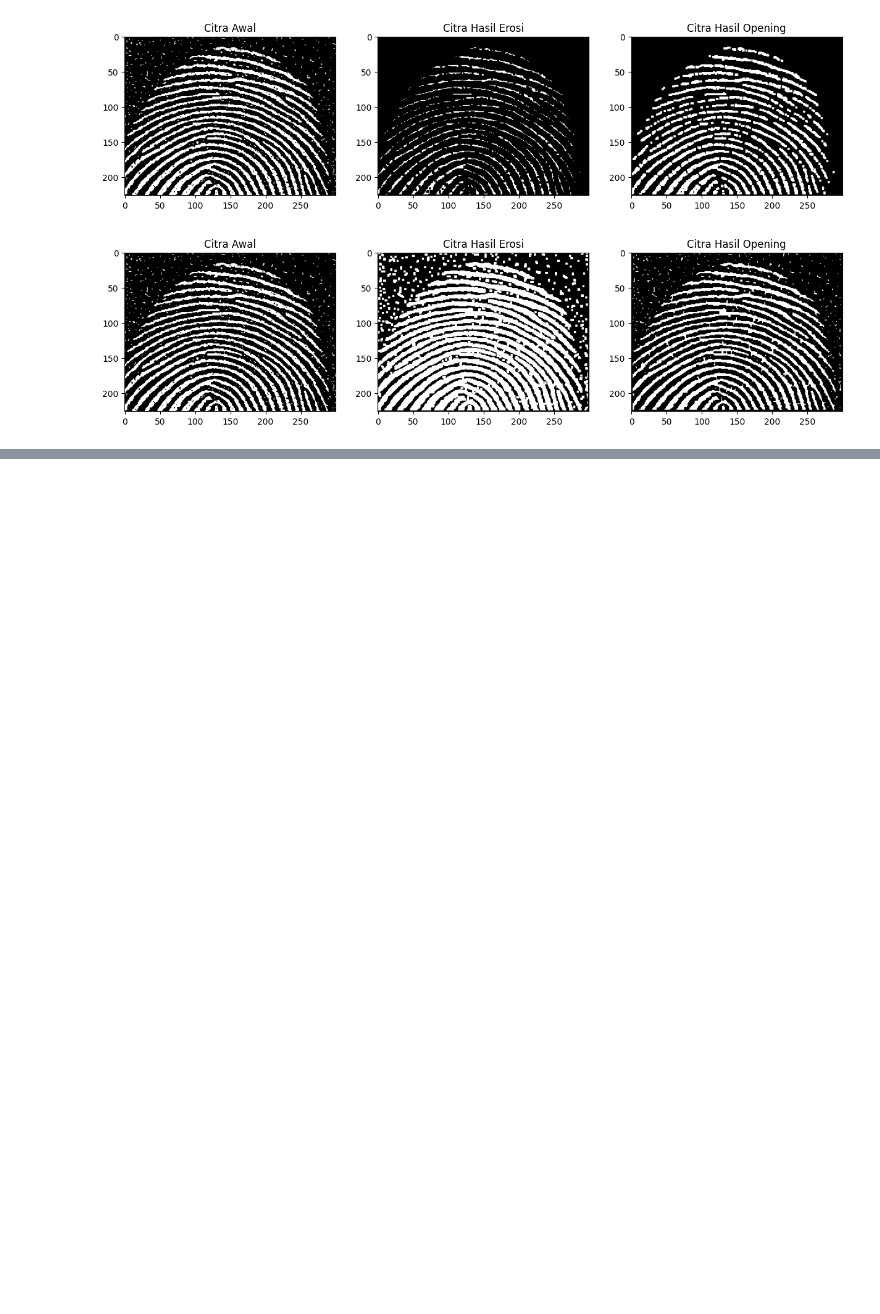
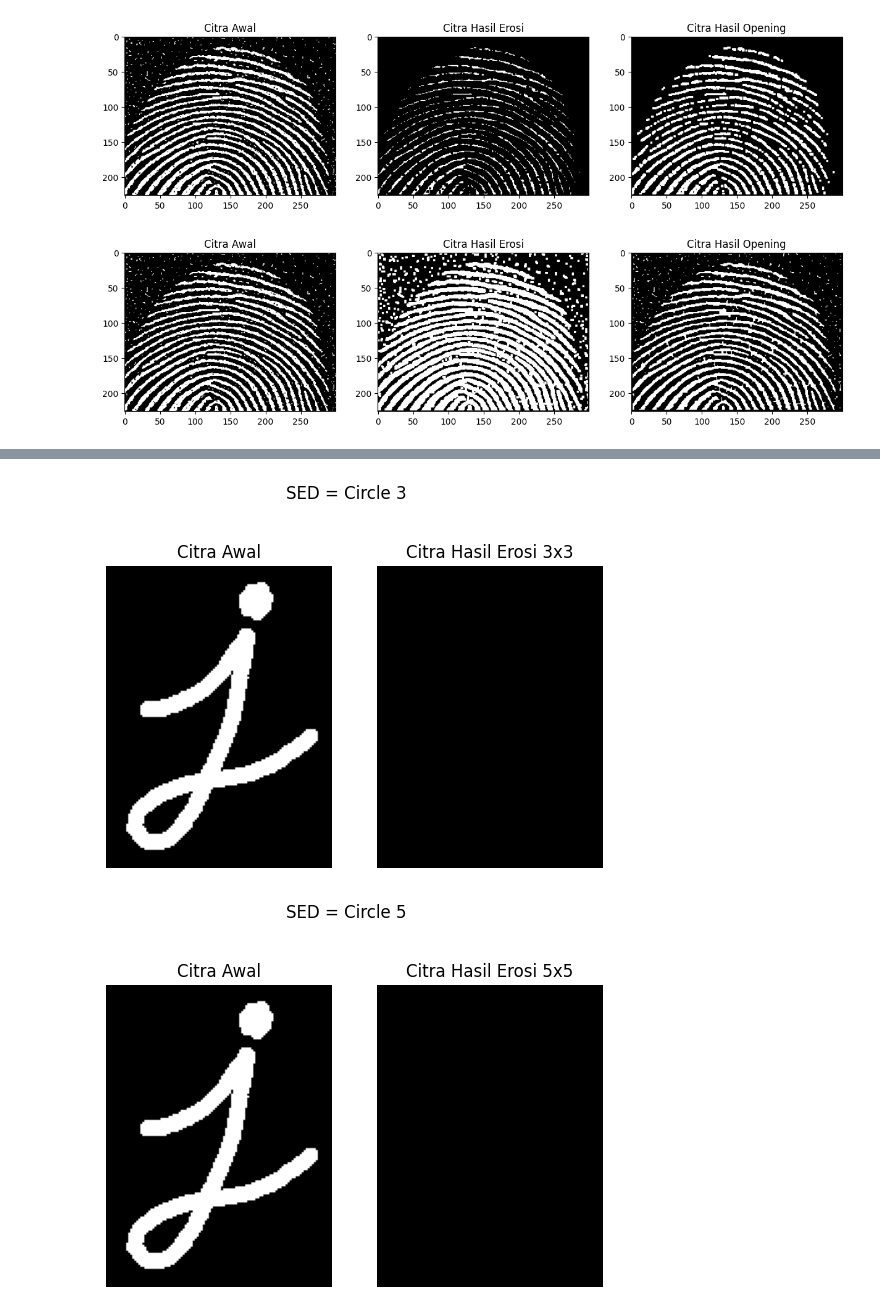
Before and after one commit to akfalah/03_AhmadKhoirulFalah, a Jupyter notebook: Week9.ipynb, the cells around one changed output, grey strips where cells are left out. Saved outputs shown, nothing was run; the diff lists cells and outputs as text; code cells hidden in the pictures; blank space fills up the shorter version.

```diff
--- a/Week9.ipynb
+++ b/Week9.ipynb
@@ -264,0 +326,66 @@ plt.show()
+# %%
+# @title implentasi circular 3x3 & 5x5
+
+def se_circular(size):
+    # membuat array nol berukuran size x size
+    se = np.zeros((size, size), dtype=np.uint8)
+
+    # Menghitung jari-jari
+    radius = size // 2
+
+    for y in range(size):
+        for x in range(size):
+            # Menghitung jarak dari pusat
+            center = np.sqrt((x - radius) ** 2 + (y - radius) ** 2)
+
+            # Jika jarak kurang dari atau sama dengan radius, set nilai menjadi 1
+            if center <= radius:
+                se[y, x] = 1
+
+    return se
+
+image = cv.imread('/content/drive/MyDrive/pcvk/Images/j.png', cv.IMREAD_GRAYSCALE)
+
+# mengubah gambar menjadi biner dengan threshold 128 (skala keabuan)
+_, binary_image = cv.threshold(image, 128, 255, cv.THRESH_BINARY)
+
+# membuat SE circular 3x3
+circular_3 = se_circular(3)
+
+# membuat SE cross 5x5
+circular_5 = se_circular(5)
+
+# memanggil fungsi dilasi
+eroded_image_3 = erode(binary_image, circular_3)
+eroded_image_5 = erode(binary_image, circular_5)
+
+plt.suptitle('SED = Circle 3')
+
+plt.subplot(1, 2, 1)
+plt.imshow(binary_image, cmap='gray')
+plt.title('Citra Awal')
+plt.axis('off')
+
+plt.subplot(1, 2, 2)
+plt.imshow(eroded_image_3, cmap='gray')
+plt.title('Citra Hasil Erosi 3x3')
+plt.axis('off')
+
+plt.show()
+
+plt.suptitle('SED = Circle 5')
+
+plt.subplot(1, 2, 1)
+plt.imshow(binary_image, cmap='gray')
+plt.title('Citra Awal')
+plt.axis('off')
+
+plt.subplot(1, 2, 2)
+plt.imshow(eroded_image_5, cmap='gray')
+plt.title('Citra Hasil Erosi 5x5')
+plt.axis('off')
+
+plt.show()
+# %% [output]
+[figure, added]
+[figure, added]
```
Also changed, not shown: parts of 3 cells of this notebook.
